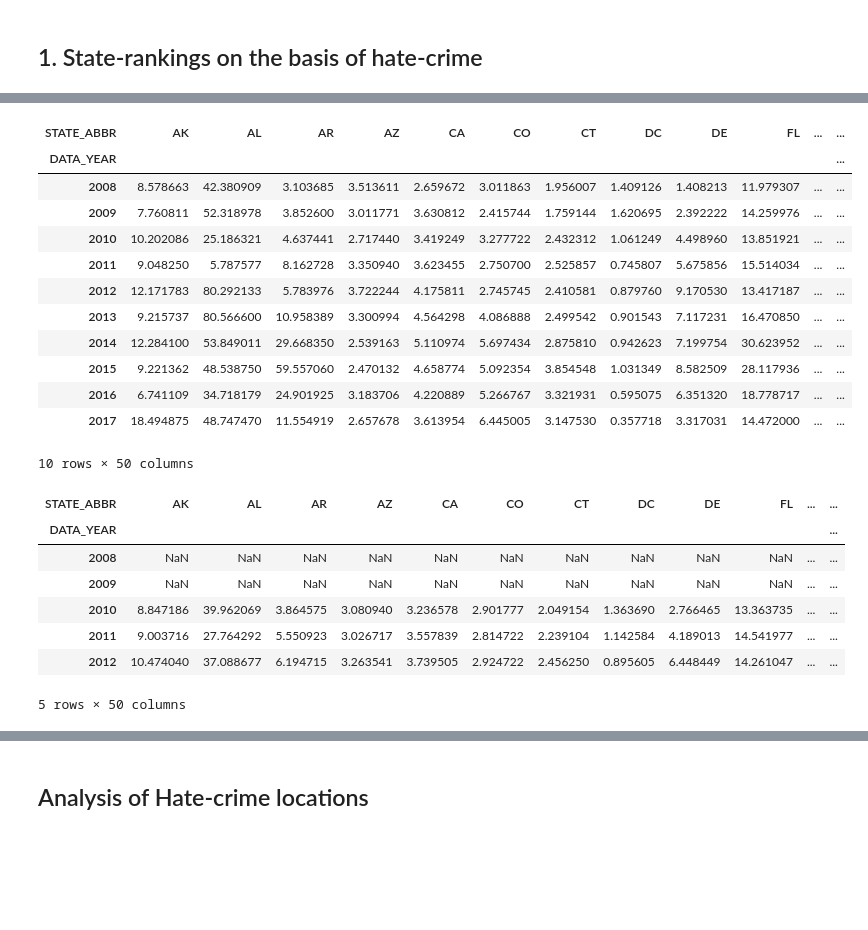
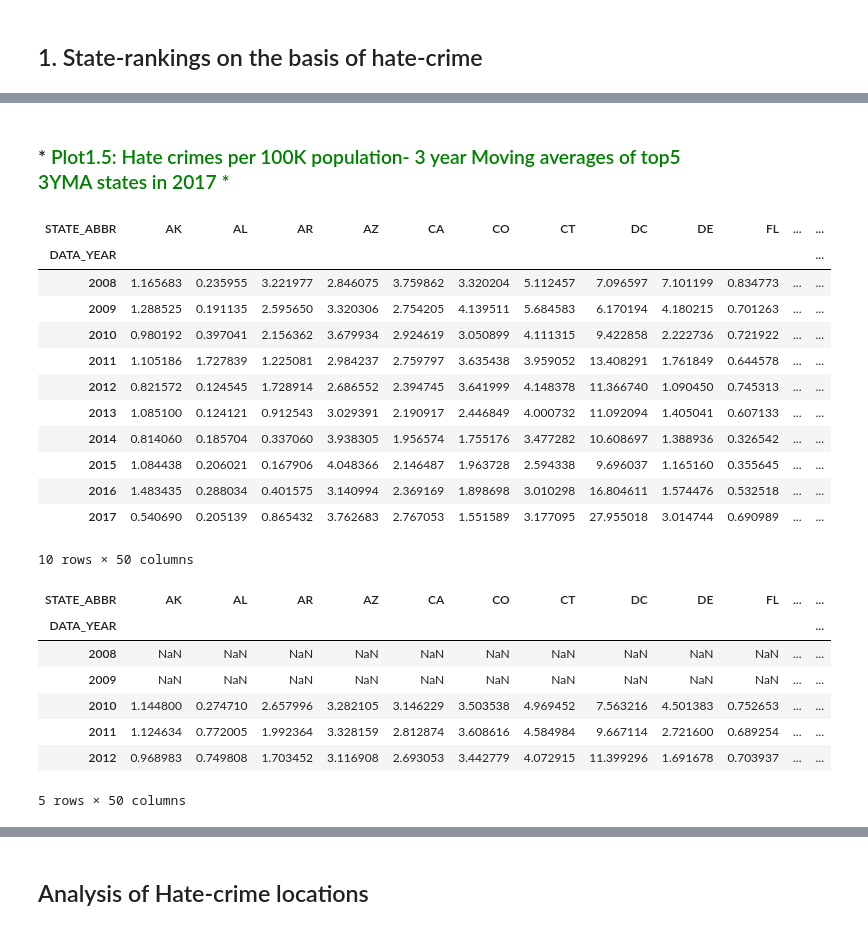
Before and after one commit to gupta-d/Is-hate-crime-on-rise, a Jupyter notebook: main/deepak/main/code/hate_crime_states_analysis.ipynb, the cells around one changed output, grey strips where cells are left out. Cells and saved outputs as stored; diff of their text form; code cells hidden in the pictures; blank space fills up the shorter version.

```diff
--- a/main/deepak/main/code/hate_crime_states_analysis.ipynb
+++ b/main/deepak/main/code/hate_crime_states_analysis.ipynb
@@ -758,6 +757,11 @@ df_results.shape
 output_file4 = "final_table1_for_analysis.csv"
 file_to_write = output_file_path / output_file4
 df_results.to_csv(file_to_write, encoding='utf-8')
+# %%
+# Reading back df_results from saved csv
+output_file4 = "final_table1_for_analysis.csv"
+file_to_write = output_file_path / output_file4
+df_results = pd.read_csv(output_file_path / output_file4)
 # %% [markdown]
 ## *<font color=red> plotting charts *</font>
 # %% [markdown]
@@ -842,18 +917,20 @@ plt.savefig(output_file_path / "hate incidents per 10K population.png")
+# %% [markdown]
+### *<font color=green> Plot1.5: Hate crimes per 100K population- 3 year Moving averages of top5 3YMA states in 2017 *</font>
 # %%
-temp1 = df_results.pivot_table(index ='DATA_YEAR', values = 'HATE_CRIMES_10K', columns = 'STATE_ABBR')
+temp1 = df_results.pivot_table(index ='DATA_YEAR', values = 'HATE_CRIMES_100K', columns = 'STATE_ABBR')
 temp1.head(10)
 # %% [output]
 | STATE_ABBR | AK | AL | AR | AZ | CA | CO | CT | DC | DE | FL | ... | ... |
 | DATA_YEAR |  |  |  |  |  |  |  |  |  |  |  | ... |
-| 2008 | 8.578663 | 42.380909 | 3.103685 | 3.513611 | 2.659672 | 3.011863 | 1.956007 | 1.409126 | 1.408213 | 11.979307 | ... | ... |
-| 2009 | 7.760811 | 52.318978 | 3.852600 | 3.011771 | 3.630812 | 2.415744 | 1.759144 | 1.620695 | 2.392222 | 14.259976 | ... | ... |
-| 2010 | 10.202086 | 25.186321 | 4.637441 | 2.717440 | 3.419249 | 3.277722 | 2.432312 | 1.061249 | 4.498960 | 13.851921 | ... | ... |
-| 2011 | 9.048250 | 5.787577 | 8.162728 | 3.350940 | 3.623455 | 2.750700 | 2.525857 | 0.745807 | 5.675856 | 15.514034 | ... | ... |
-| 2012 | 12.171783 | 80.292133 | 5.783976 | 3.722244 | 4.175811 | 2.745745 | 2.410581 | 0.879760 | 9.170530 | 13.417187 | ... | ... |
-| 2013 | 9.215737 | 80.566600 | 10.958389 | 3.300994 | 4.564298 | 4.086888 | 2.499542 | 0.901543 | 7.117231 | 16.470850 | ... | ... |
-| 2014 | 12.284100 | 53.849011 | 29.668350 | 2.539163 | 5.110974 | 5.697434 | 2.875810 | 0.942623 | 7.199754 | 30.623952 | ... | ... |
-| 2015 | 9.221362 | 48.538750 | 59.557060 | 2.470132 | 4.658774 | 5.092354 | 3.854548 | 1.031349 | 8.582509 | 28.117936 | ... | ... |
-| 2016 | 6.741109 | 34.718179 | 24.901925 | 3.183706 | 4.220889 | 5.266767 | 3.321931 | 0.595075 | 6.351320 | 18.778717 | ... | ... |
-| 2017 | 18.494875 | 48.747470 | 11.554919 | 2.657678 | 3.613954 | 6.445005 | 3.147530 | 0.357718 | 3.317031 | 14.472000 | ... | ... |
+| 2008 | 1.165683 | 0.235955 | 3.221977 | 2.846075 | 3.759862 | 3.320204 | 5.112457 | 7.096597 | 7.101199 | 0.834773 | ... | ... |
+| 2009 | 1.288525 | 0.191135 | 2.595650 | 3.320306 | 2.754205 | 4.139511 | 5.684583 | 6.170194 | 4.180215 | 0.701263 | ... | ... |
+| 2010 | 0.980192 | 0.397041 | 2.156362 | 3.679934 | 2.924619 | 3.050899 | 4.111315 | 9.422858 | 2.222736 | 0.721922 | ... | ... |
+| 2011 | 1.105186 | 1.727839 | 1.225081 | 2.984237 | 2.759797 | 3.635438 | 3.959052 | 13.408291 | 1.761849 | 0.644578 | ... | ... |
+| 2012 | 0.821572 | 0.124545 | 1.728914 | 2.686552 | 2.394745 | 3.641999 | 4.148378 | 11.366740 | 1.090450 | 0.745313 | ... | ... |
+| 2013 | 1.085100 | 0.124121 | 0.912543 | 3.029391 | 2.190917 | 2.446849 | 4.000732 | 11.092094 | 1.405041 | 0.607133 | ... | ... |
+| 2014 | 0.814060 | 0.185704 | 0.337060 | 3.938305 | 1.956574 | 1.755176 | 3.477282 | 10.608697 | 1.388936 | 0.326542 | ... | ... |
+| 2015 | 1.084438 | 0.206021 | 0.167906 | 4.048366 | 2.146487 | 1.963728 | 2.594338 | 9.696037 | 1.165160 | 0.355645 | ... | ... |
+| 2016 | 1.483435 | 0.288034 | 0.401575 | 3.140994 | 2.369169 | 1.898698 | 3.010298 | 16.804611 | 1.574476 | 0.532518 | ... | ... |
+| 2017 | 0.540690 | 0.205139 | 0.865432 | 3.762683 | 2.767053 | 1.551589 | 3.177095 | 27.955018 | 3.014744 | 0.690989 | ... | ... |
 10 rows × 50 columns
 # %%
@@ -865,9 +943,9 @@ temp2.head()
 | DATA_YEAR |  |  |  |  |  |  |  |  |  |  |  | ... |
 | 2008 | NaN | NaN | NaN | NaN | NaN | NaN | NaN | NaN | NaN | NaN | ... | ... |
 | 2009 | NaN | NaN | NaN | NaN | NaN | NaN | NaN | NaN | NaN | NaN | ... | ... |
-| 2010 | 8.847186 | 39.962069 | 3.864575 | 3.080940 | 3.236578 | 2.901777 | 2.049154 | 1.363690 | 2.766465 | 13.363735 | ... | ... |
-| 2011 | 9.003716 | 27.764292 | 5.550923 | 3.026717 | 3.557839 | 2.814722 | 2.239104 | 1.142584 | 4.189013 | 14.541977 | ... | ... |
-| 2012 | 10.474040 | 37.088677 | 6.194715 | 3.263541 | 3.739505 | 2.924722 | 2.456250 | 0.895605 | 6.448449 | 14.261047 | ... | ... |
+| 2010 | 1.144800 | 0.274710 | 2.657996 | 3.282105 | 3.146229 | 3.503538 | 4.969452 | 7.563216 | 4.501383 | 0.752653 | ... | ... |
+| 2011 | 1.124634 | 0.772005 | 1.992364 | 3.328159 | 2.812874 | 3.608616 | 4.584984 | 9.667114 | 2.721600 | 0.689254 | ... | ... |
+| 2012 | 0.968983 | 0.749808 | 1.703452 | 3.116908 | 2.693053 | 3.442779 | 4.072915 | 11.399296 | 1.691678 | 0.703937 | ... | ... |
 5 rows × 50 columns
 # %%
 temp2.T[2017].nlargest(5)
```
Also changed, not shown: parts of 42 cells of this notebook, 21 other files.
